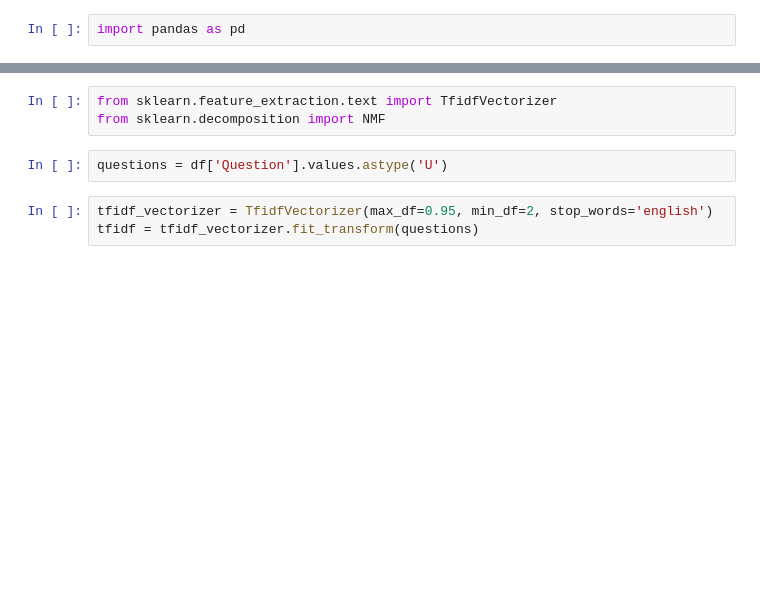
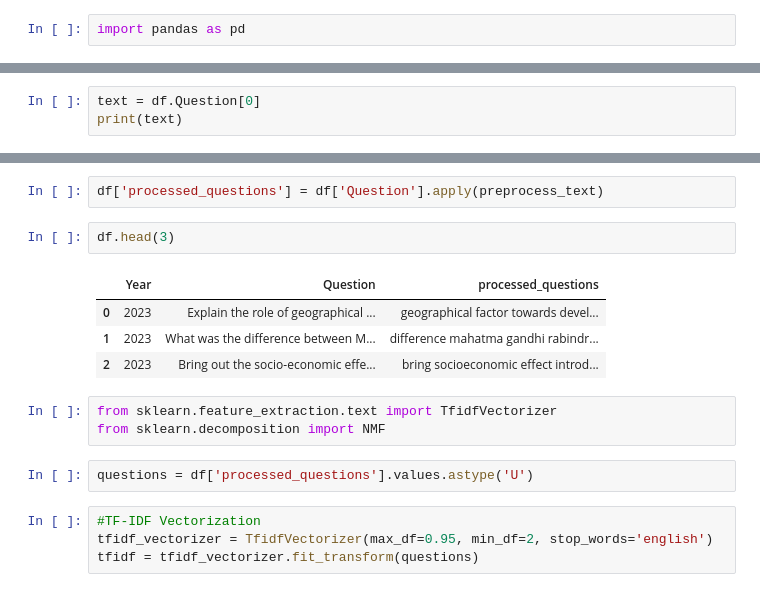
Before and after one commit to Manish-785/SURP-2024, a Jupyter notebook: tfidf.ipynb, the cells around one changed output, grey strips where cells are left out. Saved outputs shown, nothing was run; the diff lists cells and outputs as text; blank space fills up the shorter version.

```diff
--- a/tfidf.ipynb
+++ b/tfidf.ipynb
@@ -19,0 +20,3 @@ df
+# %%
+text = df.Question[0]
+print(text)
@@ -20,9 +97,19 @@ df
+# %%
+df['processed_questions'] = df['Question'].apply(preprocess_text)
+# %%
+df.head(3)
+# %% [output]
+|  | Year | Question | processed_questions |
+| 0 | 2023 | Explain the role of geographical ... | geographical factor towards devel... |
+| 1 | 2023 | What was the difference between M... | difference mahatma gandhi rabindr... |
+| 2 | 2023 | Bring out the socio-economic effe... | bring socioeconomic effect introd... |
 # %%
 from sklearn.feature_extraction.text import TfidfVectorizer
 from sklearn.decomposition import NMF
 # %%
-questions = df['Question'].values.astype('U')
+questions = df['processed_questions'].values.astype('U')
 # %%
+#TF-IDF Vectorization
 tfidf_vectorizer = TfidfVectorizer(max_df=0.95, min_df=2, stop_words='english')
 tfidf = tfidf_vectorizer.fit_transform(questions)
 # %%
```
Also changed, not shown: parts of 23 cells of this notebook, 3 other files.
